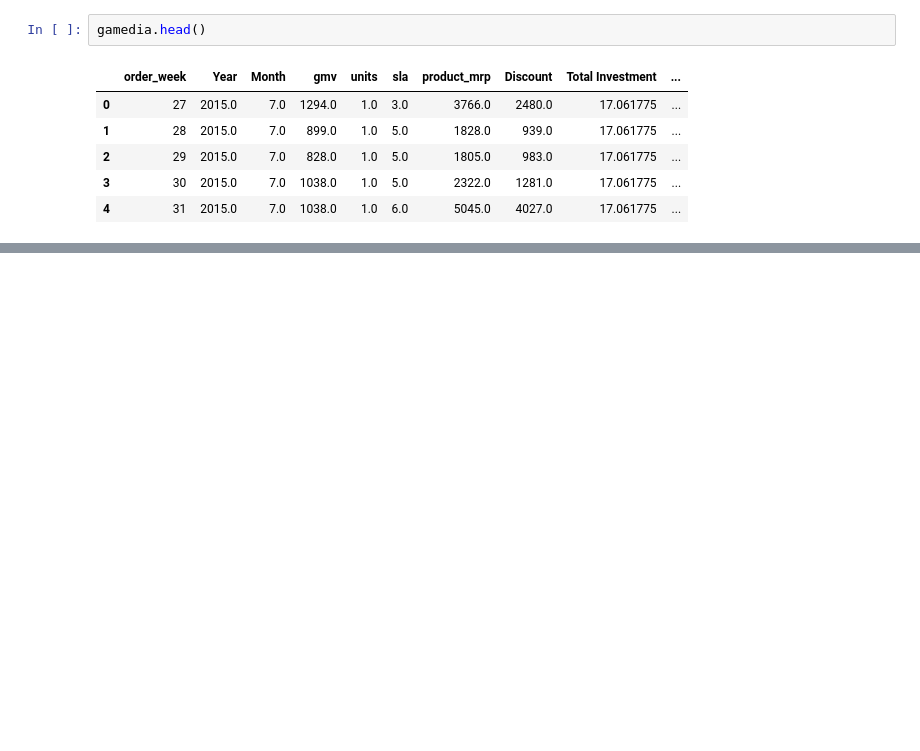
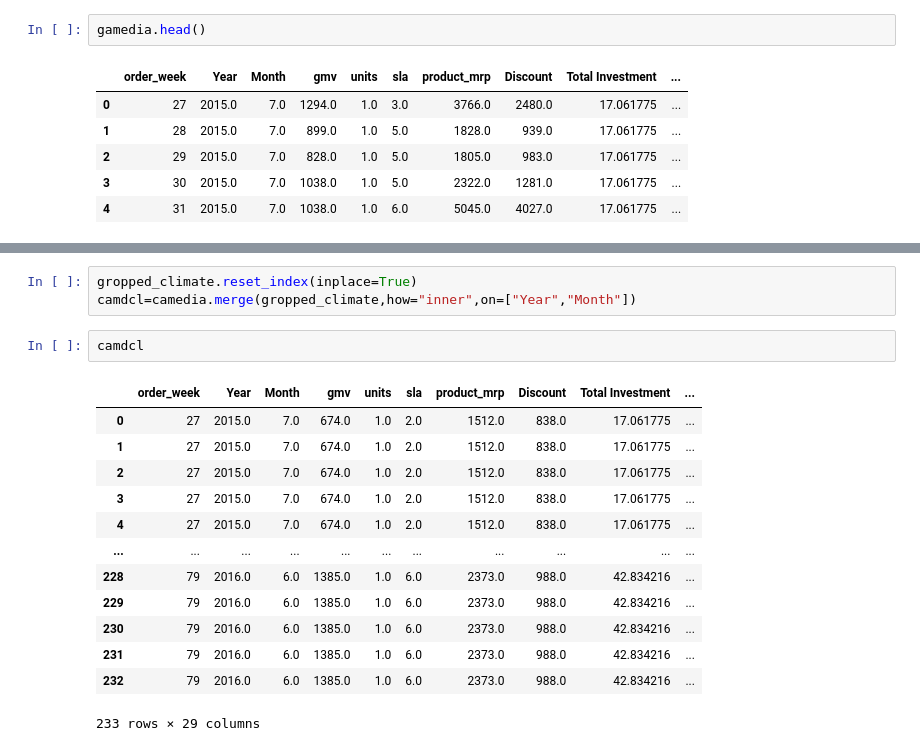
Before and after one commit to Anirudhakumar/DS-, a Jupyter notebook: Copy_of_MarketMixModeling.ipynb, the cells around one changed output, grey strips where cells are left out. Saved outputs shown, nothing was run; the diff lists cells and outputs as text; blank space fills up the shorter version.

```diff
--- a/Copy_of_MarketMixModeling.ipynb
+++ b/Copy_of_MarketMixModeling.ipynb
@@ -395,0 +485,19 @@ climate_2016.head()
+# %%
+gropped_climate.reset_index(inplace=True)
+camdcl=camedia.merge(gropped_climate,how="inner",on=["Year","Month"])
+# %%
+camdcl
+# %% [output]
+|  | order_week | Year | Month | gmv | units | sla | product_mrp | Discount | Total Investment | ... |
+| 0 | 27 | 2015.0 | 7.0 | 674.0 | 1.0 | 2.0 | 1512.0 | 838.0 | 17.061775 | ... |
+| 1 | 27 | 2015.0 | 7.0 | 674.0 | 1.0 | 2.0 | 1512.0 | 838.0 | 17.061775 | ... |
+| 2 | 27 | 2015.0 | 7.0 | 674.0 | 1.0 | 2.0 | 1512.0 | 838.0 | 17.061775 | ... |
+| 3 | 27 | 2015.0 | 7.0 | 674.0 | 1.0 | 2.0 | 1512.0 | 838.0 | 17.061775 | ... |
+| 4 | 27 | 2015.0 | 7.0 | 674.0 | 1.0 | 2.0 | 1512.0 | 838.0 | 17.061775 | ... |
+| ... | ... | ... | ... | ... | ... | ... | ... | ... | ... | ... |
+| 228 | 79 | 2016.0 | 6.0 | 1385.0 | 1.0 | 6.0 | 2373.0 | 988.0 | 42.834216 | ... |
+| 229 | 79 | 2016.0 | 6.0 | 1385.0 | 1.0 | 6.0 | 2373.0 | 988.0 | 42.834216 | ... |
+| 230 | 79 | 2016.0 | 6.0 | 1385.0 | 1.0 | 6.0 | 2373.0 | 988.0 | 42.834216 | ... |
+| 231 | 79 | 2016.0 | 6.0 | 1385.0 | 1.0 | 6.0 | 2373.0 | 988.0 | 42.834216 | ... |
+| 232 | 79 | 2016.0 | 6.0 | 1385.0 | 1.0 | 6.0 | 2373.0 | 988.0 | 42.834216 | ... |
+233 rows × 29 columns
```
Also changed, not shown: parts of 21 cells of this notebook.
